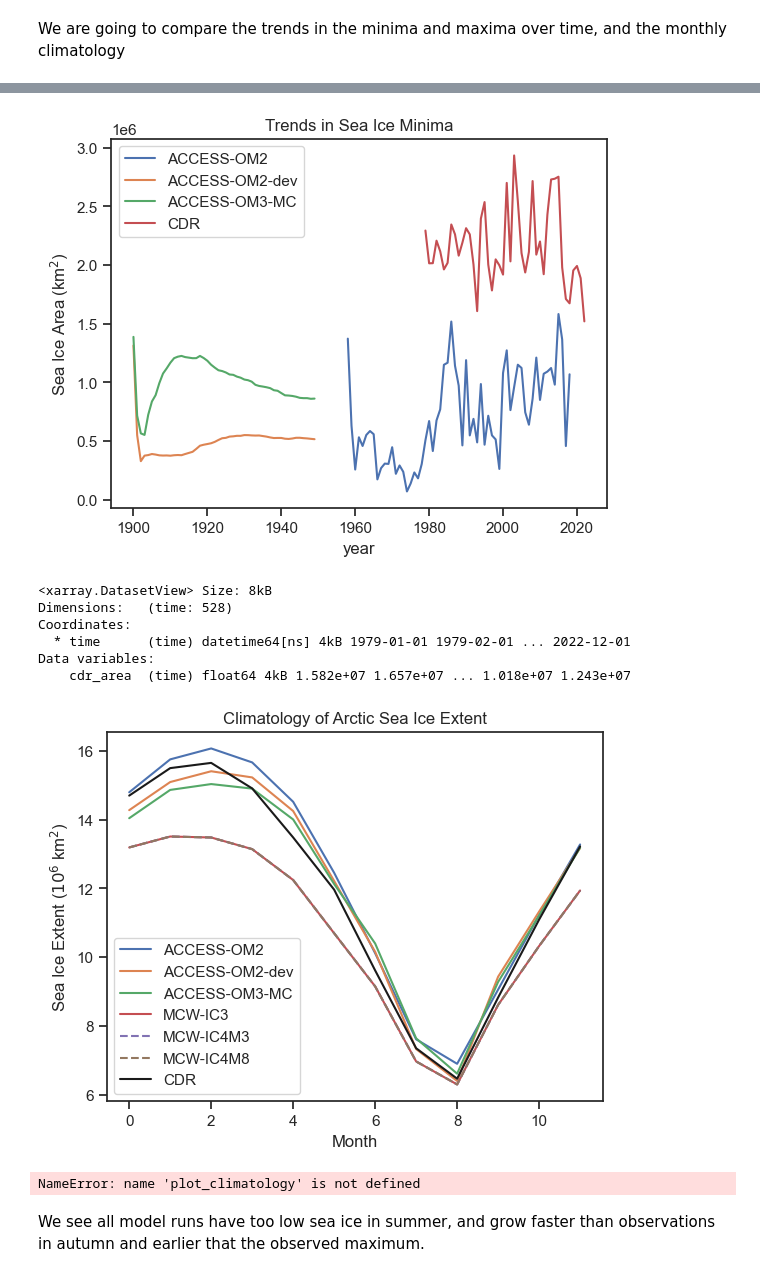
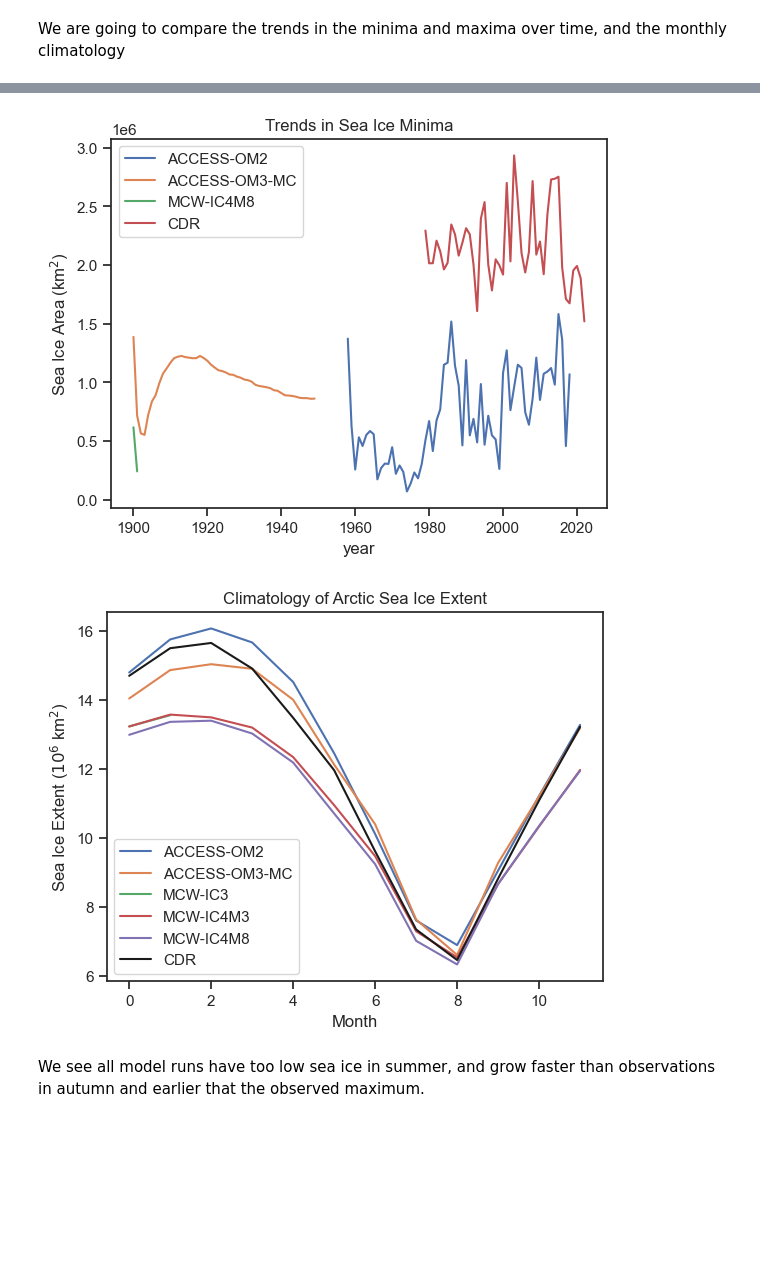
Before and after one commit to NoahDay/access-om3-analysis, a Jupyter notebook: Sea_Ice_Area_Concentration_Volume_with_Obs.ipynb, the cells around one changed output, grey strips where cells are left out. Cells and saved outputs as stored; diff of their text form; code cells hidden in the pictures; blank space fills up the shorter version.

```diff
--- a/Sea_Ice_Area_Concentration_Volume_with_Obs.ipynb
+++ b/Sea_Ice_Area_Concentration_Volume_with_Obs.ipynb
@@ -35,6 +35,7 @@ sns.set_theme(style="ticks")
 # Import my functions
 functions_path = os.path.abspath("/home/566/nd0349/access-om3-analysis/functions")
 fig_path = os.path.abspath("/home/566/nd0349/access-om3-analysis/figures")
+figpath = "/home/566/nd0349/access-om3-analysis/figures"
 if functions_path not in sys.path:
     sys.path.append(functions_path)
 from get_files import *
@@ -57,8 +58,9 @@ RUNS = {# (our name: run name(s))
     "ACCESS-OM3-MC": {"expt": "mom6-cice6_ryf_rel", "model": "access-om3"},
     # "1deg_era5": {"expt": "1deg_era5_iaf", "model": "access-om2"},
     # "1deg_jra55": {"expt": "1deg_jra55_iaf_era5comparison", "model": "access-om2"},
-    "MCW-IC3": {"expt": "IC4M8-MCW-100km_jra_ryf", "model": "access-om3"},
-    "MCW-IC4M3": {"expt": "IC4M8-MCW-100km_jra_ryf", "model": "access-om3"},
+    "MCW-IC3": {"expt": "IC3-MCW-100km_jra_ryf", "model": "access-om3"},
+    "MCW-IC4M3": {"expt": "IC4M3-MCW-100km_jra_ryf", "model": "access-om3"},
+    # "MCW-IC3-771": {"expt": "771-MCW_100km_jra_ryf", "model": "access-om3"},
     "MCW-IC4M6": {"expt": "IC4M6-MCW-100km_jra_ryf", "model": "access-om3"},
     "MCW-IC4M8": {"expt": "IC4M8-MCW-100km_jra_ryf", "model": "access-om3"},
 }
@@ -552,7 +540,32 @@ def open_by_name(name, VARS):
 def open_my_run(expt, model, VARS):
     """Return a dataset for the requested name and vars"""
     model_clean = model.removesuffix("-dev")
-    datastore_name = f"./datastores/datastore_{model_clean}_{expt}.json"
+    # datastore_name = f"./datastores/datastore_{model_clean}_{expt}.json"
+    base_primary   = "/scratch/ps29/nd0349/access-om3/archive"
+    base_fallback  = "/g/data/ps29/nd0349/runs/access-om3/archive"
+
+    filenames = [
+    "experiment_datastore.json",
+    "intake_esm_ds.json",
+    ]
+
+    paths_to_check = []
+
+    # Build the list of candidate paths in priority order
+    for base in [base_primary, base_fallback]:
+        for fname in filenames:
+            paths_to_check.append(f"{base}/{expt}/{fname}")
+
+    # Select the first existing path
+    for p in paths_to_check:
+        if os.path.exists(p):
+            datastore_name = p
+            break
+    else:
+        raise FileNotFoundError("No datastore JSON found in scratch or g/data.")
+
+    print("Using datastore:", datastore_name)
+
     datastore = intake.open_esm_datastore(
         datastore_name,
         columns_with_iterables=[
@@ -1817,9 +1841,9 @@ plt.title("Trends in Sea Ice Minima")
 plt.ylabel("Sea Ice Area (km$^2$)")
 
 _ = plt.legend()
-plt.savefig(os.path.join(figpath, "trends_si_min.png"), dpi=300)
+plt.savefig(os.path.join(fig_path, "trends_si_min.png"), dpi=300)
 # %% [output]
-[figure, old version]
+[figure, new version]
 # %%
 # # model_dt_combined['south']['area']
 # # climatology(model_dt[group].ds.si_area
@@ -1829,14 +1853,7 @@ plt.savefig(os.path.join(figpath, "trends_si_min.png"), dpi=300)
 #         )
 
 # obs_dt["cdr_sh"].ds.cdr_area#.plot()
-obs_dt["cdr_nh"].ds
+# obs_dt["cdr_nh"].ds
-# %% [output]
-<xarray.DatasetView> Size: 8kB
-Dimensions:   (time: 528)
-Coordinates:
-  * time      (time) datetime64[ns] 4kB 1979-01-01 1979-02-01 ... 2022-12-01
-Data variables:
-    cdr_area  (time) float64 4kB 1.582e+07 1.657e+07 ... 1.018e+07 1.243e+07
 # %%
 metric = "extent" #["area", "extent"]
 hemisphere = "north"
@@ -1854,37 +1871,37 @@ def is_same_line(y, prev_lines, tol=1e-6):
 plotted = []
 
 model_dt = model_dt_combined[hemisphere][metric]
 obs_dt = obs_dt_combined[hemisphere][metric]
 
 for group in model_dt.groups[1:]:
     y = climatology(model_dt[group].ds[f"si_{metric}"]) / 1e6
 
     if len(y) > 1:
         linestyle = '--' if is_same_line(y.values, plotted) else '-'
         plt.plot(y, label=group[1:], linestyle=linestyle)
         plotted.append(y.values)
 
 # Plot observations
 if hemisphere == "south":
-    cdr_y = climatology(obs_dt["cdr_sh"].ds[f"cdr_area"]) / 1e6
+    cdr_y = climatology(obs_dt["cdr_sh"].ds[f"cdr_extent"]) / 1e6
 elif hemisphere == "north":
-    cdr_y = climatology(obs_dt["cdr_nh"].ds[f"cdr_area"]) / 1e6
+    cdr_y = climatology(obs_dt["cdr_nh"].ds[f"cdr_extent"]) / 1e6
 ls = '--' if is_same_line(cdr_y.values, plotted) else '-'
 plt.plot(cdr_y, label="CDR", color='k', linestyle=ls)
 plotted.append(cdr_y.values)
 label_dict = {
     "south": "Antarctic",
     "north": "Arctic",
     "area": "Area",
     "extent": "Extent",
 }
 plt.title(f"Climatology of {label_dict[hemisphere]} Sea Ice {label_dict[metric]}")
 plt.xlabel("Month")
 plt.ylabel(f"Sea Ice {label_dict[metric]} ($10^6$ km$^2$)")
 plt.legend()
-plt.savefig(os.path.join(figpath, f"seasonal_{metric}_{hemisphere}.png"), dpi=300)
+plt.savefig(os.path.join(fig_path, f"seasonal_{metric}_{hemisphere}.png"), dpi=300)
 # %% [output]
-[figure, old version]
+[figure, new version]
 # %%
 # import matplotlib.pyplot as plt
 # import os
@@ -1958,10 +1975,8 @@ plt.savefig(os.path.join(figpath, f"seasonal_{metric}_{hemisphere}.png"), dpi=30
 #     plt.savefig(os.path.join(figpath, filename), dpi=300)
 #     plt.close()
 # %%
-plot_climatology(model_area_dt_sh, obs_area_dt_sh, measure="sia", hemisphere="south", figpath=figpath)
-plot_climatology(model_area_dt_nh, obs_area_dt_nh, measure="sie", hemisphere="north", figpath=figpath)
+plot_climatology(model_area_dt_sh, obs_area_dt_sh, measure="sia", hemisphere="south", figpath=fig_path)
+plot_climatology(model_area_dt_nh, obs_area_dt_nh, measure="sie", hemisphere="north", figpath=fig_path)
-# %% [output]
-NameError: name 'plot_climatology' is not defined
 # %%
 # %matplotlib inline
 # fig, axes = plt.subplots(1, 2, figsize=(12, 6), sharey=True)
```
Also changed, not shown: parts of 6 cells of this notebook, 1 other file.
